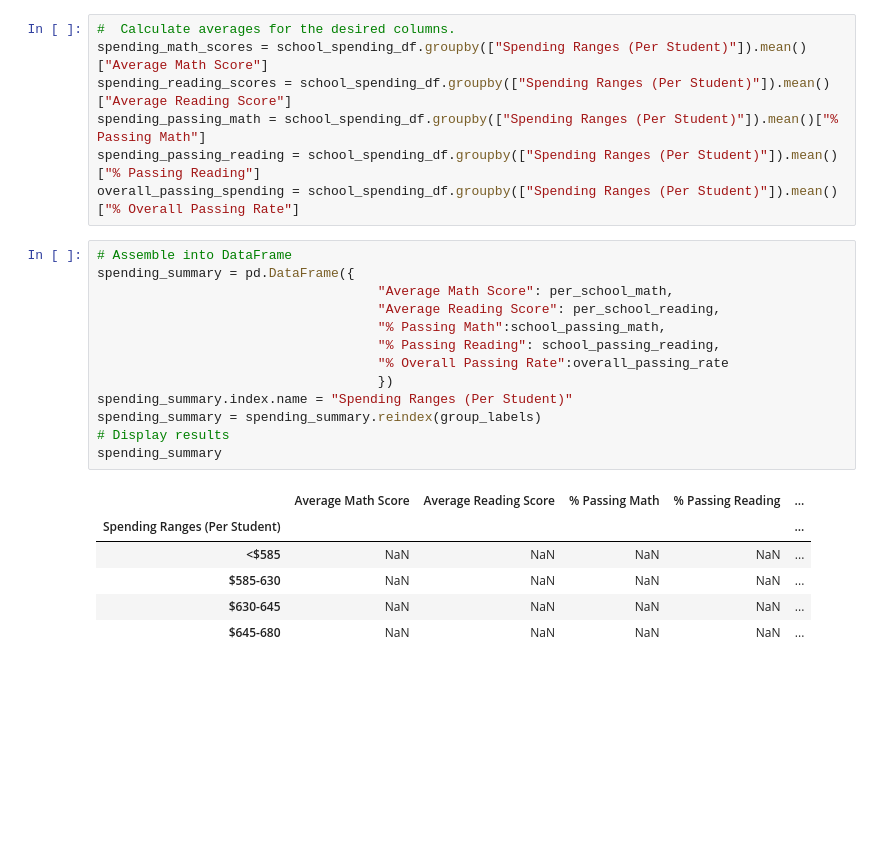
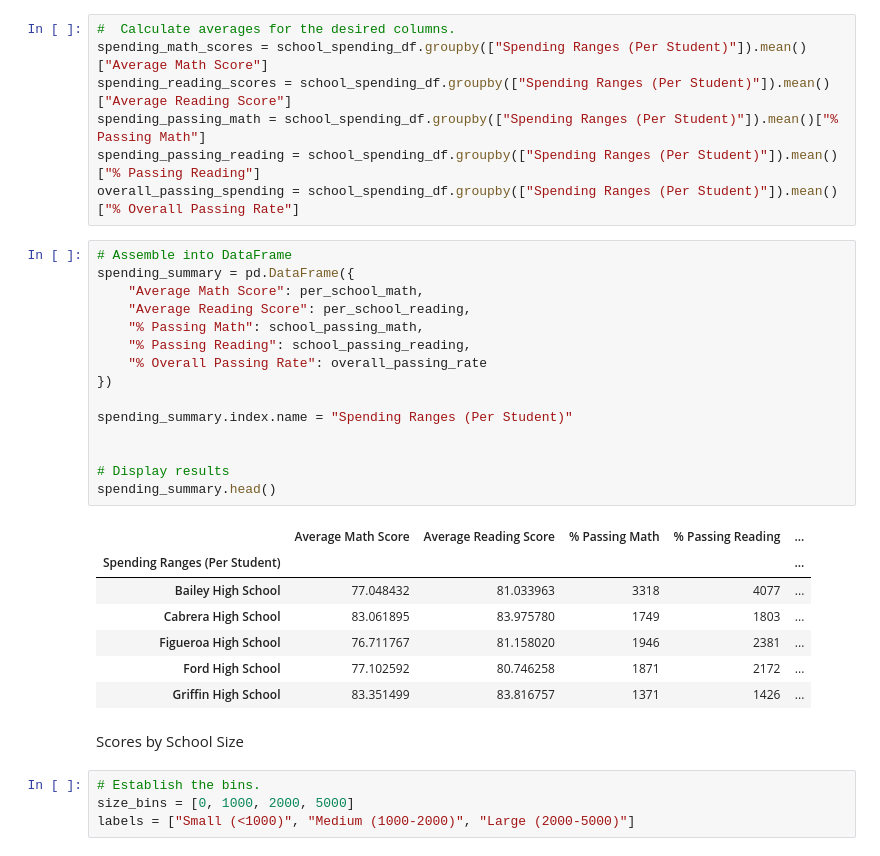
Before and after one commit to BlakeG2424/pandas-challenge, a Jupyter notebook: pandasHW.ipynb, the cells around one changed output. Cells and saved outputs as stored; diff of their text form; blank space fills up the shorter version.

```diff
--- a/pandasHW.ipynb
+++ b/pandasHW.ipynb
@@ -313,20 +313,29 @@ overall_passing_spending = school_spending_df.groupby(["Spending Ranges (Per Stu
 # %%
 # Assemble into DataFrame
 spending_summary = pd.DataFrame({
-                                    "Average Math Score": per_school_math,
-                                    "Average Reading Score": per_school_reading,
-                                    "% Passing Math":school_passing_math,
-                                    "% Passing Reading": school_passing_reading,
-                                    "% Overall Passing Rate":overall_passing_rate
-                                    })
+    "Average Math Score": per_school_math,
+    "Average Reading Score": per_school_reading,
+    "% Passing Math": school_passing_math,
+    "% Passing Reading": school_passing_reading,
+    "% Overall Passing Rate": overall_passing_rate
+})
+
 spending_summary.index.name = "Spending Ranges (Per Student)"
-spending_summary = spending_summary.reindex(group_labels)
+
+
 # Display results
-spending_summary
+spending_summary.head()
 # %% [output]
 |  | Average Math Score | Average Reading Score | % Passing Math | % Passing Reading | ... |
 | Spending Ranges (Per Student) |  |  |  |  | ... |
-| <$585 | NaN | NaN | NaN | NaN | ... |
-| $585-630 | NaN | NaN | NaN | NaN | ... |
-| $630-645 | NaN | NaN | NaN | NaN | ... |
-| $645-680 | NaN | NaN | NaN | NaN | ... |
+| Bailey High School | 77.048432 | 81.033963 | 3318 | 4077 | ... |
+| Cabrera High School | 83.061895 | 83.975780 | 1749 | 1803 | ... |
+| Figueroa High School | 76.711767 | 81.158020 | 1946 | 2381 | ... |
+| Ford High School | 77.102592 | 80.746258 | 1871 | 2172 | ... |
+| Griffin High School | 83.351499 | 83.816757 | 1371 | 1426 | ... |
+# %% [markdown]
+Scores by School Size
+# %%
+# Establish the bins.
+size_bins = [0, 1000, 2000, 5000]
+labels = ["Small (<1000)", "Medium (1000-2000)", "Large (2000-5000)"]
```
Also changed, not shown: parts of 6 cells of this notebook.
